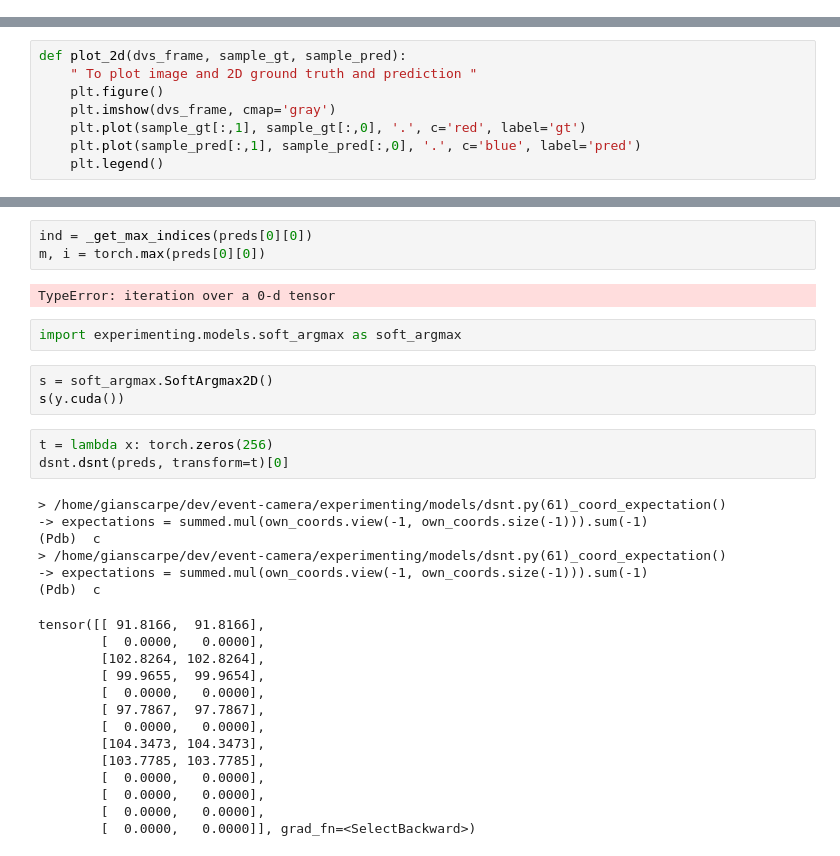
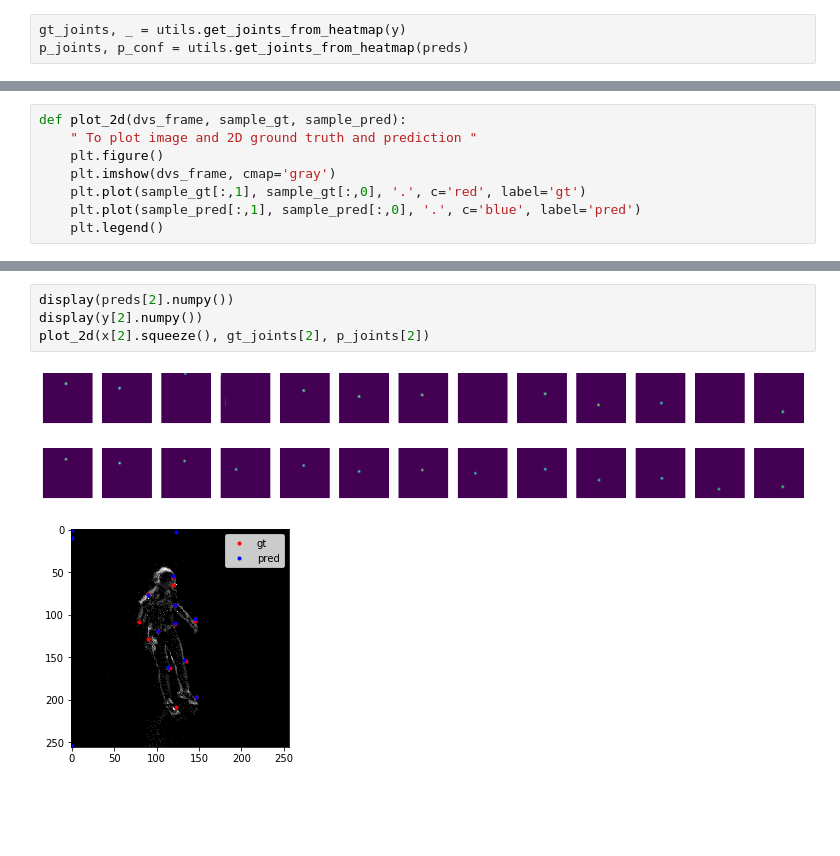
Before and after one commit to gianscarpe/event-based-monocular-hpe, a Jupyter notebook: notebooks/visualize_dhp3ddataset.ipynb, the cells around one changed output, grey strips where cells are left out. Cells and saved outputs as stored; diff of their text form; blank space fills up the shorter version.

```diff
--- a/notebooks/visualize_dhp3ddataset.ipynb
+++ b/notebooks/visualize_dhp3ddataset.ipynb
@@ -110,0 +74,3 @@ tensor(46.1434, grad_fn=<DivBackward0>)
+# %%
+gt_joints, _ = utils.get_joints_from_heatmap(y)
+p_joints, p_conf = utils.get_joints_from_heatmap(preds)
@@ -174,36 +355,11 @@ def _get_max_indices(x):
-# %%
-ind = _get_max_indices(preds[0][0])
-m, i = torch.max(preds[0][0])
-# %% [output]
-TypeError: iteration over a 0-d tensor
-# %%
-import experimenting.models.soft_argmax as soft_argmax
-# %%
-s = soft_argmax.SoftArgmax2D()
-s(y.cuda())
-# %%
-t = lambda x: torch.zeros(256)
-dsnt.dsnt(preds, transform=t)[0]
-# %% [output]
-> /home/gianscarpe/dev/event-camera/experimenting/models/dsnt.py(61)_coord_expectation()
--> expectations = summed.mul(own_coords.view(-1, own_coords.size(-1))).sum(-1)
-(Pdb)  c
-> /home/gianscarpe/dev/event-camera/experimenting/models/dsnt.py(61)_coord_expectation()
--> expectations = summed.mul(own_coords.view(-1, own_coords.size(-1))).sum(-1)
-(Pdb)  c
-tensor([[ 91.8166,  91.8166],
-        [  0.0000,   0.0000],
-        [102.8264, 102.8264],
-        [ 99.9655,  99.9654],
-        [  0.0000,   0.0000],
-        [ 97.7867,  97.7867],
-        [  0.0000,   0.0000],
-        [104.3473, 104.3473],
-        [103.7785, 103.7785],
-        [  0.0000,   0.0000],
-        [  0.0000,   0.0000],
-        [  0.0000,   0.0000],
-        [  0.0000,   0.0000]], grad_fn=<SelectBackward>)
+# %%
+display(preds[2].numpy())
+display(y[2].numpy())
+plot_2d(x[2].squeeze(), gt_joints[2], p_joints[2])
+# %% [output]
+[figure, added]
+[figure, added]
+[figure, added]
 # %%
 for i in range(0, 32):
     plot_2d(x[i].squeeze(), gt_joints[i], p_joints[i])
```
Also changed, not shown: parts of 53 cells of this notebook, 12 other files.
